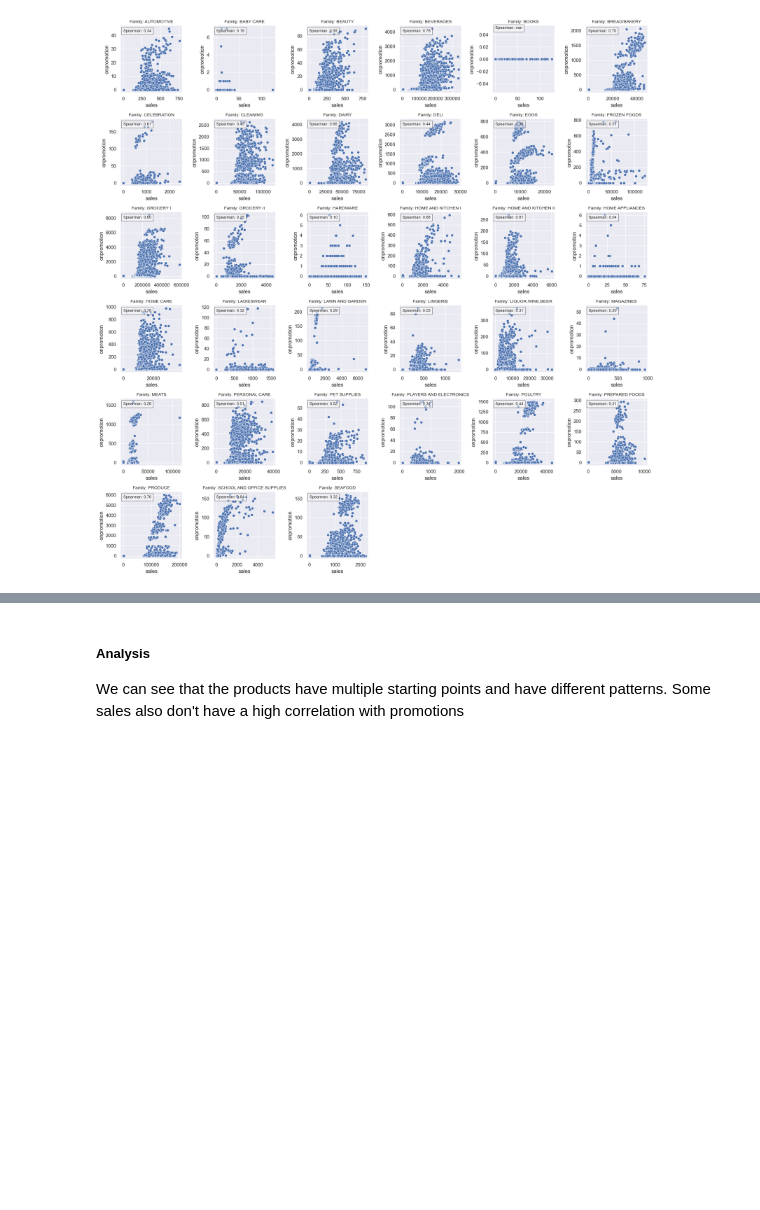
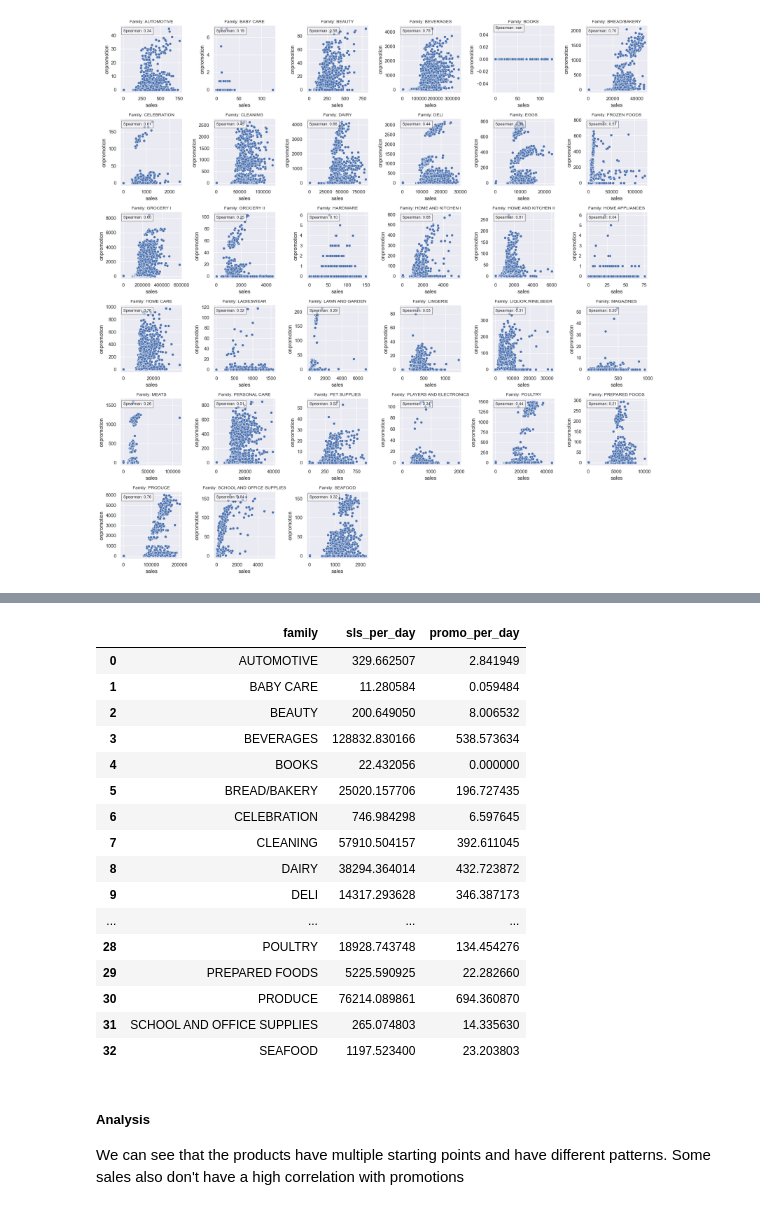
Before and after one commit to CarlosGuiSilva/store-sales-time-series-forecasting, a Jupyter notebook: notebooks/eda.ipynb, the cells around one changed output, grey strips where cells are left out. Cells and saved outputs as stored; diff of their text form; code cells hidden in the pictures; blank space fills up the shorter version.

```diff
--- a/notebooks/eda.ipynb
+++ b/notebooks/eda.ipynb
@@ -350,7 +335,10 @@ Name: date, Length: 47503, dtype: datetime64[ns]
 #### Creating a table for product performance comparison
 ### The dataset has a standard of showing every family product per day, even if the product was not sold at the time
 ### So we get the first sale date and drop everything before that so we have the accurate sales per day
+### we also create some sales analysis to evaluate the family performance
 mask = prd_sales_df['sales'] != 0
 first_sale_date = prd_sales_df.where(mask).groupby('family')['date'].transform('min')
 filtered_prd_sl_df = prd_sales_df[prd_sales_df['date'] >= first_sale_date]
-filtered_prd_sl_df.groupby('family', as_index= False).agg({'sales':['mean','sum'],'onpromotion':['mean','sum'], 'date':['min','count']})
+prd_rlst = filtered_prd_sl_df.groupby('family', as_index= False).agg({'sales':['mean','sum','median'],'onpromotion':['mean','sum','median'], 'date':['min','count']})
+prd_rlst.columns = ['_'.join(i) for i in prd_rlst.columns]
+prd_rlst.rename({'family_':'family'},axis = 1, inplace = True)
@@ -376,3 +345,26 @@ filtered_prd_sl_df.groupby('family', as_index= False).agg({'sales':['mean','sum'
+# %%
+prd_rlst['sls_per_day'] = prd_rlst['sales_sum'] / prd_rlst['date_count']
+prd_rlst['promo_per_day'] = prd_rlst['onpromotion_sum'] / prd_rlst['date_count']
+# %%
+prd_rlst[['family','sls_per_day','promo_per_day']]
+# %% [output]
+|  | family | sls_per_day | promo_per_day |
+| 0 | AUTOMOTIVE | 329.662507 | 2.841949 |
+| 1 | BABY CARE | 11.280584 | 0.059484 |
+| 2 | BEAUTY | 200.649050 | 8.006532 |
+| 3 | BEVERAGES | 128832.830166 | 538.573634 |
+| 4 | BOOKS | 22.432056 | 0.000000 |
+| 5 | BREAD/BAKERY | 25020.157706 | 196.727435 |
+| 6 | CELEBRATION | 746.984298 | 6.597645 |
+| 7 | CLEANING | 57910.504157 | 392.611045 |
+| 8 | DAIRY | 38294.364014 | 432.723872 |
+| 9 | DELI | 14317.293628 | 346.387173 |
+| ... | ... | ... | ... |
+| 28 | POULTRY | 18928.743748 | 134.454276 |
+| 29 | PREPARED FOODS | 5225.590925 | 22.282660 |
+| 30 | PRODUCE | 76214.089861 | 694.360870 |
+| 31 | SCHOOL AND OFFICE SUPPLIES | 265.074803 | 14.335630 |
+| 32 | SEAFOOD | 1197.523400 | 23.203803 |
 # %% [markdown]
 ##### Analysis
 We can see that the products have multiple starting points and have different patterns. Some sales also don't have a high correlation with promotions
```
Also changed, not shown: parts of 3 cells of this notebook.
